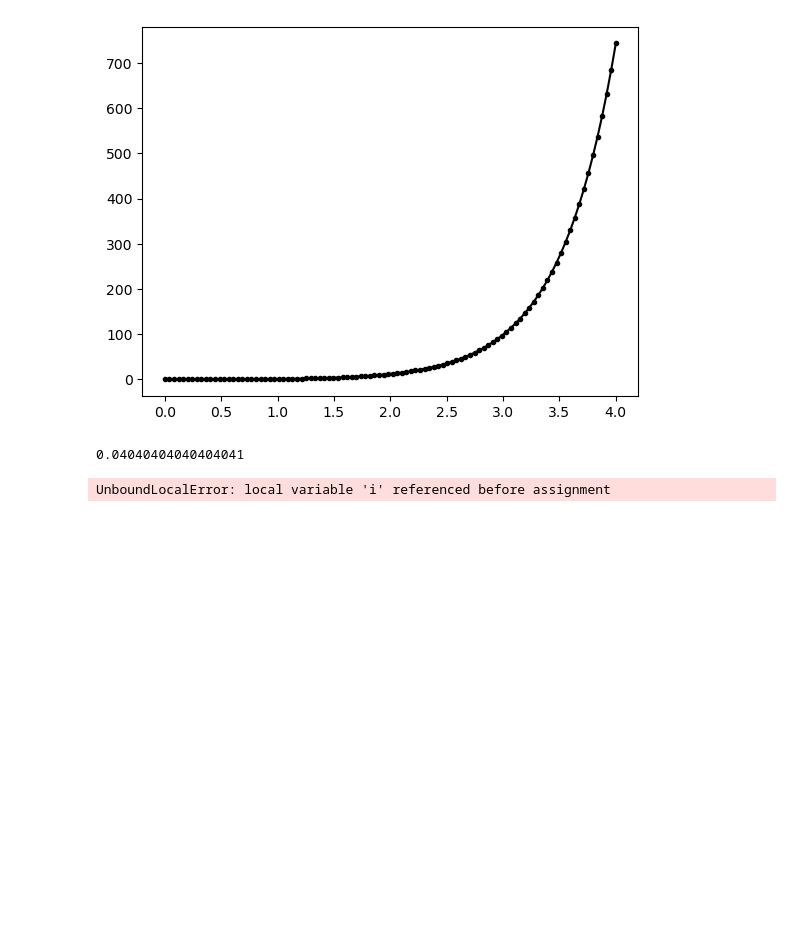
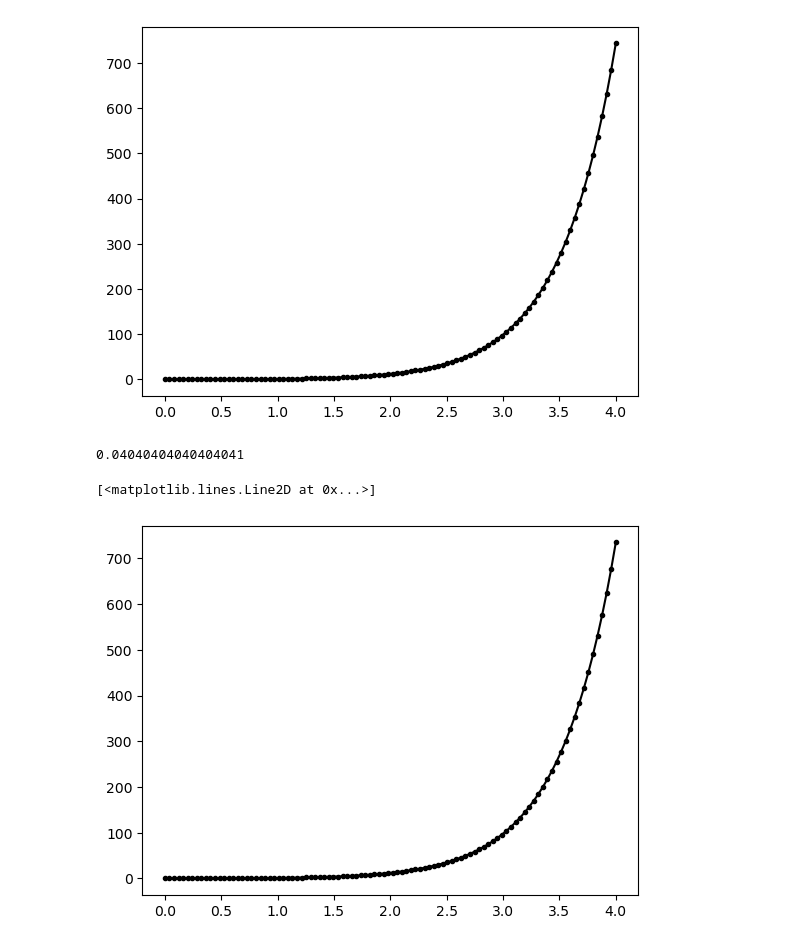
Before and after one commit to GuidoFawkes06/MetodosII_FabianMartinez, a Jupyter notebook: Parcial 2/Punto1.ipynb, the cells around one changed output. Saved outputs shown, nothing was run; the diff lists cells and outputs as text; code cells hidden in the pictures; blank space fills up the shorter version.

```diff
--- a/Parcial 2/Punto1.ipynb
+++ b/Parcial 2/Punto1.ipynb
@@ -108,9 +111,10 @@ def IntegratorAdams(f,r0,t):
 # %%
 sol = IntegratorAdams(System,r0,t)
 
-plt.plot(sol[0],sol[1])
+plt.plot(t,sol[1],marker='.',color='k')
 
 # plt.scatter(sol[:,0],sol[:,1],marker='.')
 # %% [output]
 0.04040404040404041
-UnboundLocalError: local variable 'i' referenced before assignment
+[<matplotlib.lines.Line2D at 0x...>]
+[figure, added]
```
Also changed, not shown: parts of 6 cells of this notebook.
